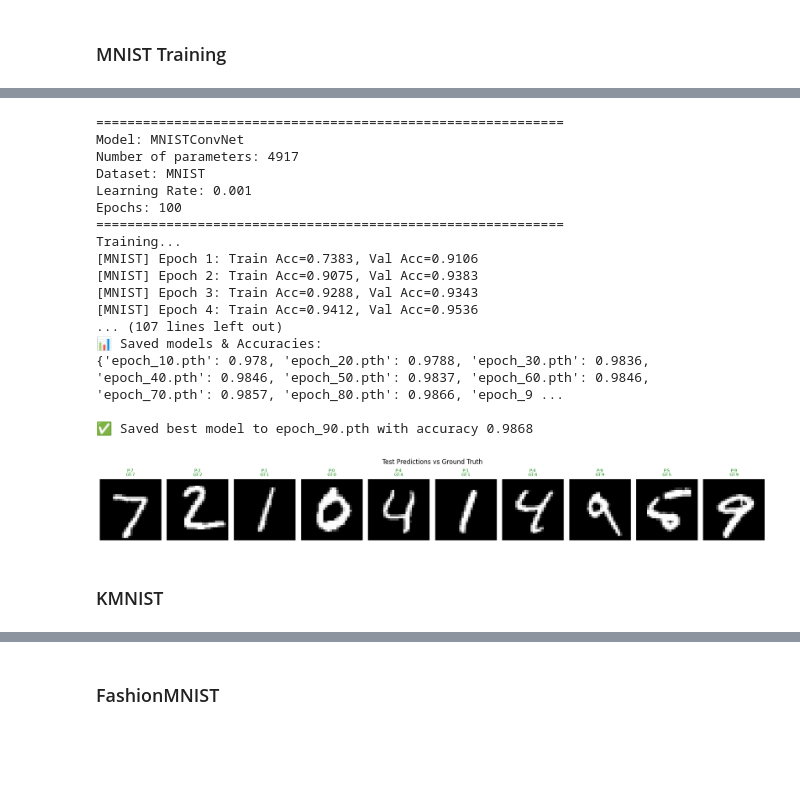
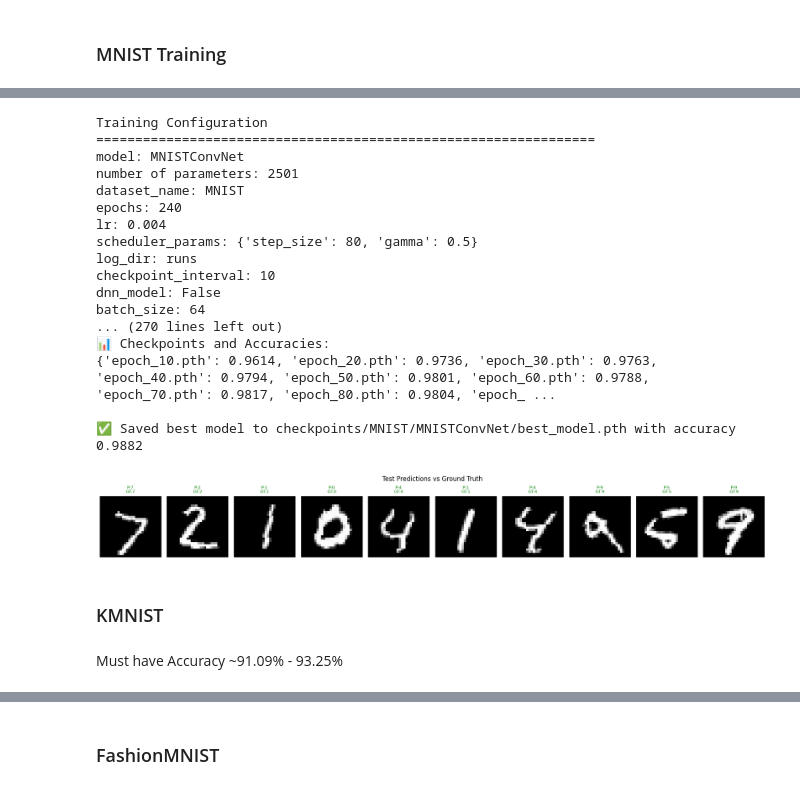
Before and after one commit to anhkhoa706/python-for-dl-homework, a Jupyter notebook: week08/cnn_mnist_fashion_kmnist.ipynb, the cells around one changed output, grey strips where cells are left out. Saved outputs shown, nothing was run; the diff lists cells and outputs as text; code cells hidden in the pictures; blank space fills up the shorter version.

```diff
--- a/week08/cnn_mnist_fashion_kmnist.ipynb
+++ b/week08/cnn_mnist_fashion_kmnist.ipynb
@@ -390,15 +484,24 @@ def get_class_names(dataset_name):
 
     return None  # For MNIST or others
 # %%
-def visualize_config(model, dataset_name, lr, epochs):
-    print("============================================================")
-    print(f"Model: {model.__class__.__name__}")
-    print(f"Number of parameters: {count_parameters(model)}")
-    print(f"Dataset: {dataset_name}")
-    print(f"Learning Rate: {lr}")
-    print(f"Epochs: {epochs}")
-    print("============================================================")
-    print("Training...")
+from dataclasses import asdict
+
+def print_config(model, config: TrainingConfig):
+    """
+    Prints the training configuration in a readable format.
+
+    Args:
+        model (nn.Module): The model being trained.
+        config (TrainingConfig): The training configuration object.
+    """
+    config_dict = asdict(config)  # Convert dataclass to dictionary
+    print("Training Configuration")
+    print("================================================================")
+    print(f"model: {model.__class__.__name__}")
+    print(f"number of parameters: {count_parameters(model)}")
+    for key, value in config_dict.items():
+        print(f"{key}: {value}")
+    print("================================================================")
 # %% [markdown]
 ## Training
 # %%
@@ -446,2 +548,15 @@ def run_training_pipeline(dataset_name="MNIST", epochs=5, lr=0.001, DNN_model=Fa
 # %% [markdown]
 ### MNIST Training
+# %%
+# Create a training configuration object
+training_config_mnist = TrainingConfig(
+    dataset_name="MNIST",
+    epochs=240,
+    lr=0.004,
+    scheduler_params={"step_size": 80, "gamma": 0.5},
+    log_dir="runs",
+    checkpoint_interval=10,
+    dnn_model=False,  # Set to True to use DNN model
+    batch_size=64,
+    augment=True  # Set to True to apply data augmentation
+)
@@ -448,24 +570,23 @@ def run_training_pipeline(dataset_name="MNIST", epochs=5, lr=0.001, DNN_model=Fa
 # %%
-# Must have Accuracy ~98.06% - 98.68%
-run_training_pipeline(dataset_name="MNIST", epochs=100, lr=0.001, DNN_model=False)
+run_training_pipeline(config=training_config_mnist)
 # %% [output]
-============================================================
-Model: MNISTConvNet
-Number of parameters: 4917
-Dataset: MNIST
-Learning Rate: 0.001
-Epochs: 100
-============================================================
-Training...
-[MNIST] Epoch 1: Train Acc=0.7383, Val Acc=0.9106
-[MNIST] Epoch 2: Train Acc=0.9075, Val Acc=0.9383
-[MNIST] Epoch 3: Train Acc=0.9288, Val Acc=0.9343
-[MNIST] Epoch 4: Train Acc=0.9412, Val Acc=0.9536
-... (107 lines left out)
-📊 Saved models & Accuracies:
-{'epoch_10.pth': 0.978, 'epoch_20.pth': 0.9788, 'epoch_30.pth': 0.9836, 'epoch_40.pth': 0.9846, 'epoch_50.pth': 0.9837, 'epoch_60.pth': 0.9846, 'epoch_70.pth': 0.9857, 'epoch_80.pth': 0.9866, 'epoch_9 ...
+Training Configuration
+================================================================
+model: MNISTConvNet
+number of parameters: 2501
+dataset_name: MNIST
+epochs: 240
+lr: 0.004
+scheduler_params: {'step_size': 80, 'gamma': 0.5}
+log_dir: runs
+checkpoint_interval: 10
+dnn_model: False
+batch_size: 64
+... (270 lines left out)
+📊 Checkpoints and Accuracies:
+{'epoch_10.pth': 0.9614, 'epoch_20.pth': 0.9736, 'epoch_30.pth': 0.9763, 'epoch_40.pth': 0.9794, 'epoch_50.pth': 0.9801, 'epoch_60.pth': 0.9788, 'epoch_70.pth': 0.9817, 'epoch_80.pth': 0.9804, 'epoch_ ...
 
-✅ Saved best model to epoch_90.pth with accuracy 0.9868
+✅ Saved best model to checkpoints/MNIST/MNISTConvNet/best_model.pth with accuracy 0.9882
-[figure, old version]
+[figure, new version]
 # %% [markdown]
 ### KMNIST
@@ -472 +606,3 @@ Training...
+# %% [markdown]
+Must have Accuracy ~91.09% - 93.25%
 # %%
```
Also changed, not shown: parts of 22 cells of this notebook.
